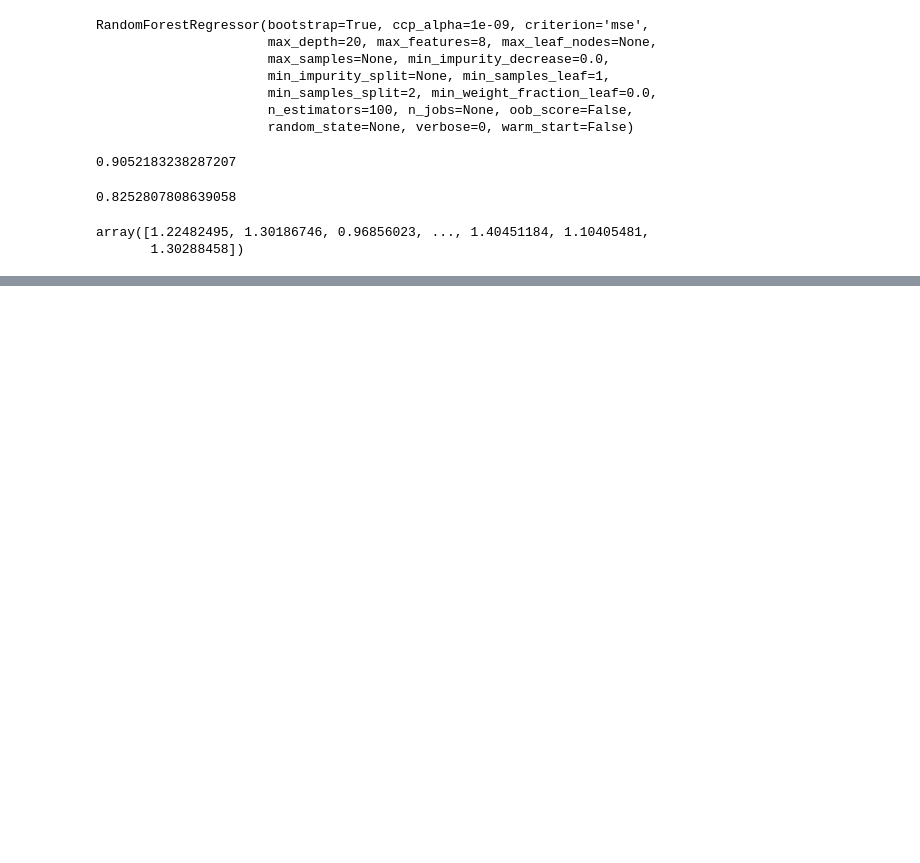
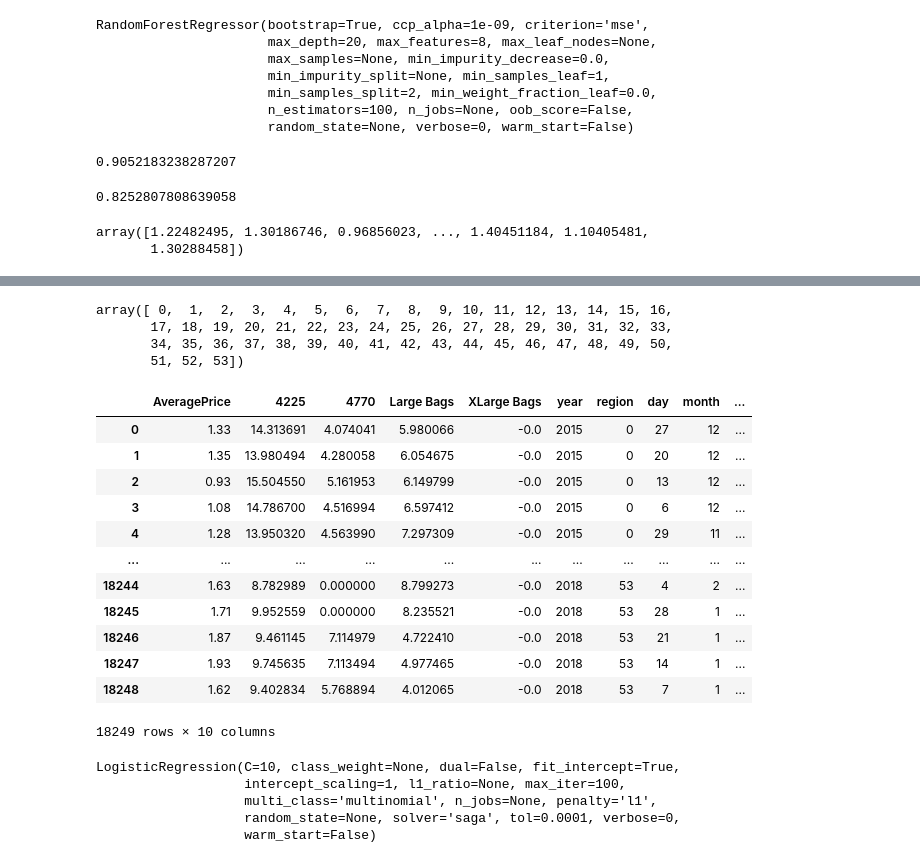
Before and after one commit to HarshalPawar88/Evaluation-Projects, a Jupyter notebook: Avocado.ipynb, the cells around one changed output, grey strips where cells are left out. Cells and saved outputs as stored; diff of their text form; code cells hidden in the pictures; blank space fills up the shorter version.

```diff
--- a/Avocado.ipynb
+++ b/Avocado.ipynb
@@ -49,7 +49,7 @@ import pandas as pd
 import warnings
 warnings.filterwarnings('ignore')
 # %%
-df=pd.read_csv('/content/drive/MyDrive/Data Trained Projects/avocado.csv')
+df=pd.read_csv('/content/drive/MyDrive/Data Trained/Data Trained Projects/avocado.csv')
 # %%
 df.head(2)
 # %% [output]
@@ -871,0 +898,35 @@ array([1.22482495, 1.30186746, 0.96856023, ..., 1.40451184, 1.10405481,
+# %%
+from sklearn import preprocessing
+
+# label_encoder object knows how to understand word labels.
+label_encoder = preprocessing.LabelEncoder()
+
+# Encode labels in column 'species'.
+df_1['region']= label_encoder.fit_transform(df['region'])
+
+df_1['region'].unique()
+# %% [output]
+array([ 0,  1,  2,  3,  4,  5,  6,  7,  8,  9, 10, 11, 12, 13, 14, 15, 16,
+       17, 18, 19, 20, 21, 22, 23, 24, 25, 26, 27, 28, 29, 30, 31, 32, 33,
+       34, 35, 36, 37, 38, 39, 40, 41, 42, 43, 44, 45, 46, 47, 48, 49, 50,
+       51, 52, 53])
+# %%
+df_1=pd.get_dummies(df_1, columns=['type'])
+# %%
+df_1.drop(columns='type_conventional',inplace=True)
+# %%
+df_1
+# %% [output]
+|  | AveragePrice | 4225 | 4770 | Large Bags | XLarge Bags | year | region | day | month | ... |
+| 0 | 1.33 | 14.313691 | 4.074041 | 5.980066 | -0.0 | 2015 | 0 | 27 | 12 | ... |
+| 1 | 1.35 | 13.980494 | 4.280058 | 6.054675 | -0.0 | 2015 | 0 | 20 | 12 | ... |
+| 2 | 0.93 | 15.504550 | 5.161953 | 6.149799 | -0.0 | 2015 | 0 | 13 | 12 | ... |
+| 3 | 1.08 | 14.786700 | 4.516994 | 6.597412 | -0.0 | 2015 | 0 | 6 | 12 | ... |
+| 4 | 1.28 | 13.950320 | 4.563990 | 7.297309 | -0.0 | 2015 | 0 | 29 | 11 | ... |
+| ... | ... | ... | ... | ... | ... | ... | ... | ... | ... | ... |
+| 18244 | 1.63 | 8.782989 | 0.000000 | 8.799273 | -0.0 | 2018 | 53 | 4 | 2 | ... |
+| 18245 | 1.71 | 9.952559 | 0.000000 | 8.235521 | -0.0 | 2018 | 53 | 28 | 1 | ... |
+| 18246 | 1.87 | 9.461145 | 7.114979 | 4.722410 | -0.0 | 2018 | 53 | 21 | 1 | ... |
+| 18247 | 1.93 | 9.745635 | 7.113494 | 4.977465 | -0.0 | 2018 | 53 | 14 | 1 | ... |
+| 18248 | 1.62 | 9.402834 | 5.768894 | 4.012065 | -0.0 | 2018 | 53 | 7 | 1 | ... |
+18249 rows × 10 columns
@@ -871,0 +942,9 @@ array([1.22482495, 1.30186746, 0.96856023, ..., 1.40451184, 1.10405481,
+# %%
+log=LogisticRegression(multi_class='multinomial',penalty='l1',C=10,solver='saga')
+log.fit(X_train,y_train)
+# %% [output]
+LogisticRegression(C=10, class_weight=None, dual=False, fit_intercept=True,
+                   intercept_scaling=1, l1_ratio=None, max_iter=100,
+                   multi_class='multinomial', n_jobs=None, penalty='l1',
+                   random_state=None, solver='saga', tol=0.0001, verbose=0,
+                   warm_start=False)
```
Also changed, not shown: parts of 30 cells of this notebook.
